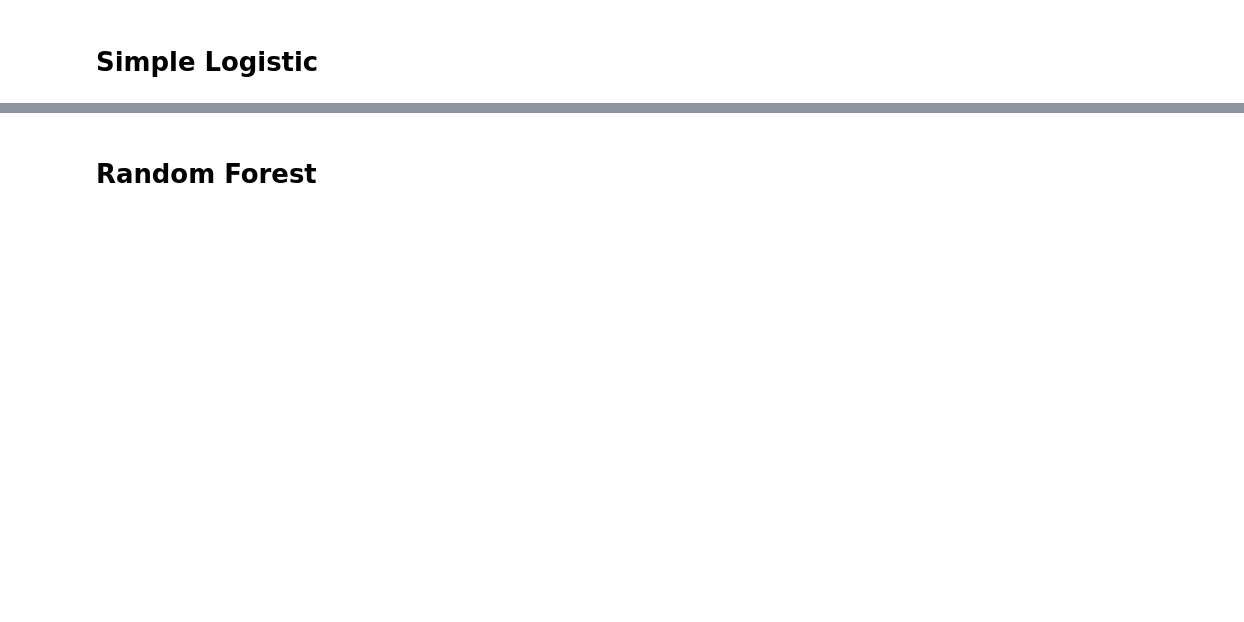
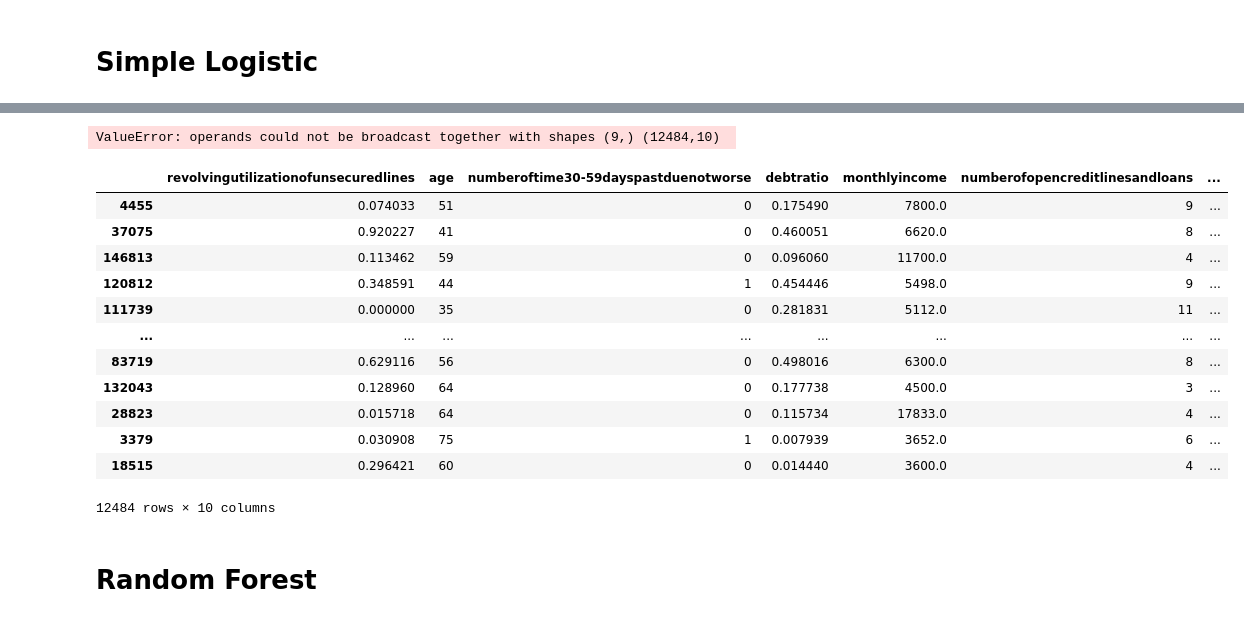
Before and after one commit to saratan8/InclusiveCreditModel, a Jupyter notebook: Kaggledata_Project.ipynb, the cells around one changed output, grey strips where cells are left out. Cells and saved outputs as stored; diff of their text form; code cells hidden in the pictures; blank space fills up the shorter version.

Commit message:
Add files via upload
latest kaggle dataset with ML models: logistic, multiple linear, random forest, DNN, and final scores

```diff
--- a/Kaggledata_Project.ipynb
+++ b/Kaggledata_Project.ipynb
@@ -465,3 +532,43 @@ ROC-AUC score: 0.8023832843316844
+# %%
+#Credit Score = Intercept + Coef_1 * Feature_1 + Coef_2 * Feature_2 + ... + Coef_n * Feature_n
+import numpy as np
+
+def calculate_credit_scores(model, features):
+
+    credit_scores = model.predict(features)
+
+    min_score = 300
+    max_score = 850
+
+    # Scale the credit scores to the desired range
+    scaled_credit_scores = ((credit_scores - np.min(credit_scores)) / (np.max(credit_scores) - np.min(credit_scores))) * (max_score - min_score) + min_score
+
+    # Round the scaled credit scores to integers
+    rounded_credit_scores = np.round(scaled_credit_scores).astype(int)
+
+    return rounded_credit_scores
+
+
+credit_score = calculate_credit_score(model, sample_features)
+credit_score
+# %% [output]
+ValueError: operands could not be broadcast together with shapes (9,) (12484,10)
+# %%
+X_test
+# %% [output]
+|  | revolvingutilizationofunsecuredlines | age | numberoftime30-59dayspastduenotworse | debtratio | monthlyincome | numberofopencreditlinesandloans | ... |
+| 4455 | 0.074033 | 51 | 0 | 0.175490 | 7800.0 | 9 | ... |
+| 37075 | 0.920227 | 41 | 0 | 0.460051 | 6620.0 | 8 | ... |
+| 146813 | 0.113462 | 59 | 0 | 0.096060 | 11700.0 | 4 | ... |
+| 120812 | 0.348591 | 44 | 1 | 0.454446 | 5498.0 | 9 | ... |
+| 111739 | 0.000000 | 35 | 0 | 0.281831 | 5112.0 | 11 | ... |
+| ... | ... | ... | ... | ... | ... | ... | ... |
+| 83719 | 0.629116 | 56 | 0 | 0.498016 | 6300.0 | 8 | ... |
+| 132043 | 0.128960 | 64 | 0 | 0.177738 | 4500.0 | 3 | ... |
+| 28823 | 0.015718 | 64 | 0 | 0.115734 | 17833.0 | 4 | ... |
+| 3379 | 0.030908 | 75 | 1 | 0.007939 | 3652.0 | 6 | ... |
+| 18515 | 0.296421 | 60 | 0 | 0.014440 | 3600.0 | 4 | ... |
+12484 rows × 10 columns
 # %% [markdown]
 # Random Forest
 # %%
```
Also changed, not shown: parts of 68 cells of this notebook.
